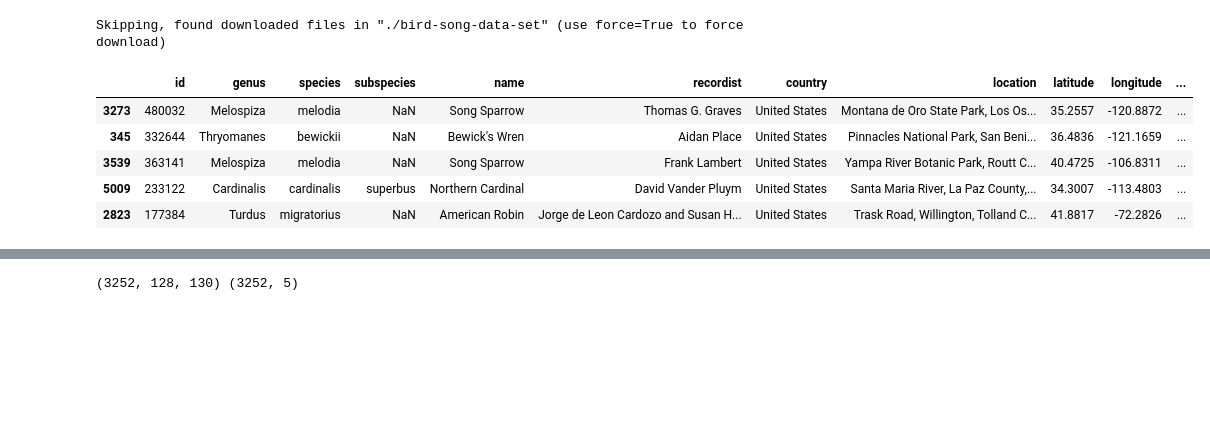
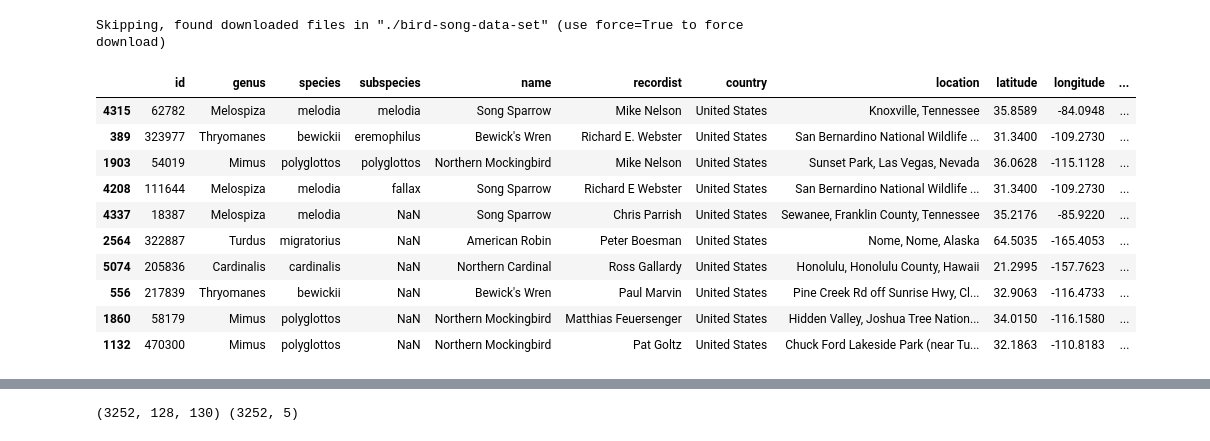
Before and after one commit to mokaruuns/education_itmo, a Jupyter notebook: ml/audio/solution.ipynb, the cells around one changed output, grey strips where cells are left out. Cells and saved outputs as stored; diff of their text form; code cells hidden in the pictures; blank space fills up the shorter version.

```diff
--- a/ml/audio/solution.ipynb
+++ b/ml/audio/solution.ipynb
@@ -20,14 +21,19 @@ od.download("https://www.kaggle.com/vinayshanbhag/bird-song-data-set")
 Skipping, found downloaded files in "./bird-song-data-set" (use force=True to force download)
 # %%
 df = pd.read_csv('bird-song-data-set/bird_songs_metadata.csv')
-df.sample(5)
+df.sample(10)
 # %% [output]
 |  | id | genus | species | subspecies | name | recordist | country | location | latitude | longitude | ... |
-| 3273 | 480032 | Melospiza | melodia | NaN | Song Sparrow | Thomas G. Graves | United States | Montana de Oro State Park, Los Os... | 35.2557 | -120.8872 | ... |
-| 345 | 332644 | Thryomanes | bewickii | NaN | Bewick's Wren | Aidan Place | United States | Pinnacles National Park, San Beni... | 36.4836 | -121.1659 | ... |
-| 3539 | 363141 | Melospiza | melodia | NaN | Song Sparrow | Frank Lambert | United States | Yampa River Botanic Park, Routt C... | 40.4725 | -106.8311 | ... |
-| 5009 | 233122 | Cardinalis | cardinalis | superbus | Northern Cardinal | David Vander Pluym | United States | Santa Maria River, La Paz County,... | 34.3007 | -113.4803 | ... |
-| 2823 | 177384 | Turdus | migratorius | NaN | American Robin | Jorge de Leon Cardozo and Susan H... | United States | Trask Road, Willington, Tolland C... | 41.8817 | -72.2826 | ... |
+| 4315 | 62782 | Melospiza | melodia | melodia | Song Sparrow | Mike Nelson | United States | Knoxville, Tennessee | 35.8589 | -84.0948 | ... |
+| 389 | 323977 | Thryomanes | bewickii | eremophilus | Bewick's Wren | Richard E. Webster | United States | San Bernardino National Wildlife ... | 31.3400 | -109.2730 | ... |
+| 1903 | 54019 | Mimus | polyglottos | polyglottos | Northern Mockingbird | Mike Nelson | United States | Sunset Park, Las Vegas, Nevada | 36.0628 | -115.1128 | ... |
+| 4208 | 111644 | Melospiza | melodia | fallax | Song Sparrow | Richard E Webster | United States | San Bernardino National Wildlife ... | 31.3400 | -109.2730 | ... |
+| 4337 | 18387 | Melospiza | melodia | NaN | Song Sparrow | Chris Parrish | United States | Sewanee, Franklin County, Tennessee | 35.2176 | -85.9220 | ... |
+| 2564 | 322887 | Turdus | migratorius | NaN | American Robin | Peter Boesman | United States | Nome, Nome, Alaska | 64.5035 | -165.4053 | ... |
+| 5074 | 205836 | Cardinalis | cardinalis | NaN | Northern Cardinal | Ross Gallardy | United States | Honolulu, Honolulu County, Hawaii | 21.2995 | -157.7623 | ... |
+| 556 | 217839 | Thryomanes | bewickii | NaN | Bewick's Wren | Paul Marvin | United States | Pine Creek Rd off Sunrise Hwy, Cl... | 32.9063 | -116.4733 | ... |
+| 1860 | 58179 | Mimus | polyglottos | NaN | Northern Mockingbird | Matthias Feuersenger | United States | Hidden Valley, Joshua Tree Nation... | 34.0150 | -116.1580 | ... |
+| 1132 | 470300 | Mimus | polyglottos | NaN | Northern Mockingbird | Pat Goltz | United States | Chuck Ford Lakeside Park (near Tu... | 32.1863 | -110.8183 | ... |
 # %%
 directory = 'bird-song-data-set/wavfiles/'
 # %%
```
Also changed, not shown: parts of 19 cells of this notebook.
